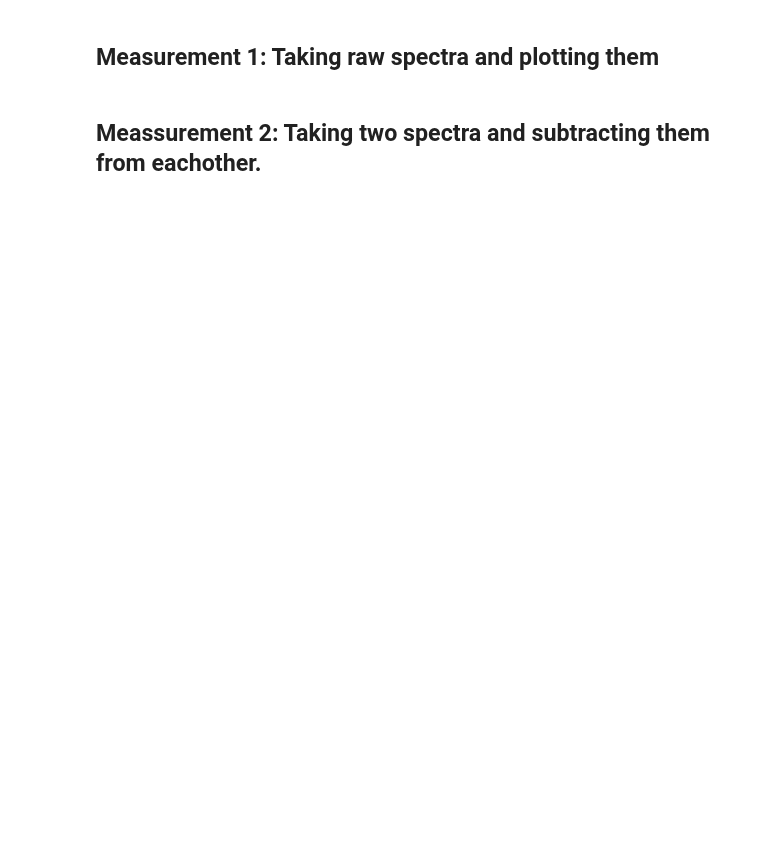
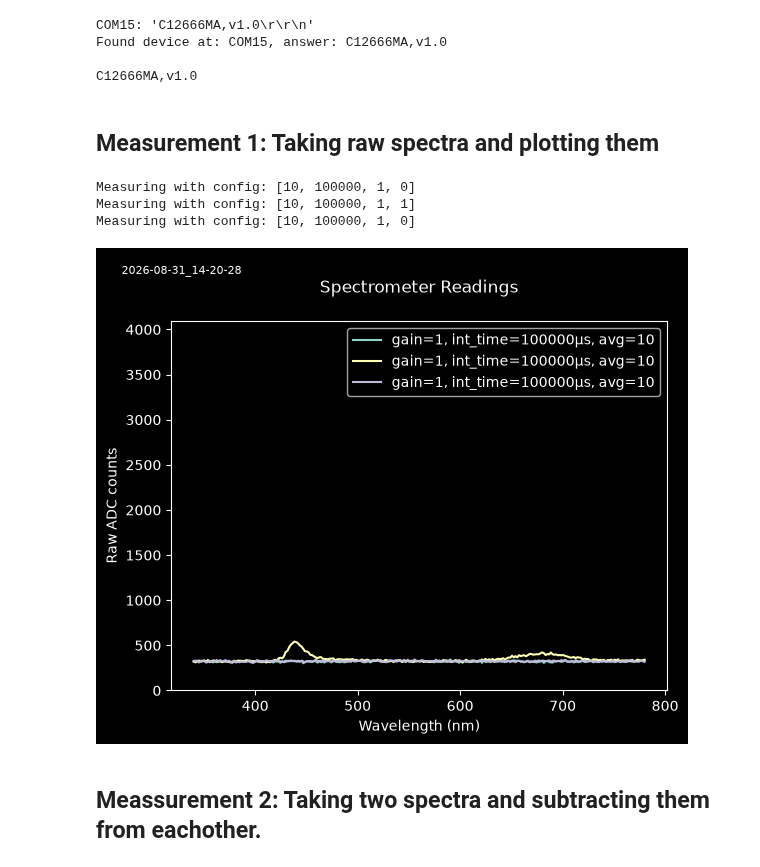
Before and after one commit to Jan-IngenHousz-Institute/spectrometer-C12666MA, a Jupyter notebook: C12666MA Compact.ipynb, the cells around one changed output. Saved outputs shown, nothing was run; the diff lists cells and outputs as text; code cells hidden in the pictures; blank space fills up the shorter version.

```diff
--- a/C12666MA Compact.ipynb
+++ b/C12666MA Compact.ipynb
@@ -120,4 +120,25 @@ def send_read_command(port, string, required_string=None, baudrate=115200, timeo
             if required_string and required_string in line:
                 break
     return lines
+# %%
+# Find the port of the device, send a command, and confirm that the port is responding
+
+PORT = findDevice(question="hello\r\n", answer="C12666MA,v1.0", timeout=5)
+if not PORT:
+    raise RuntimeError("Device not found on any port")# Replace with the appropriate serial port for your device
+
+ser = serial.Serial(PORT, baudrate=115200, timeout=5)
+time.sleep(2)  # Wait for the serial connection to initialize
+ser.reset_input_buffer()
+
+ser.write(b"hello\n")
+message = ser.readline()
+print(message.decode().strip())
+time.sleep(1)
+ser.close()
+# %% [output]
+COM15: 'C12666MA,v1.0\r\r\n'
+Found device at: COM15, answer: C12666MA,v1.0
+
+C12666MA,v1.0
 # %%
@@ -227,9 +250,9 @@ def measure_spec(port=PORT, avg=15, integration_time=100000, gain=1, led=0):
 #specify all configs for the plot [avg (max 63), integration time (µs, min 1280), gain (0 or 1, low or high), LED on/off (1 or 0)].
 
 configs = [
-    [10, 50000, 1, 0],
     [10, 100000, 1, 0],
-    [10, 200000, 1, 0],
+    [10, 100000, 1, 1],
+    [10, 100000, 1, 0],
 ]
 
 n_pixels = 256
@@ -242,33 +265,38 @@ for config in configs:
     read = measure_spec_raw(PORT, *config).split(",")
     results.append(read)
 
 data = pd.DataFrame(results, columns=columns)
 
 # Numeric columns come in as strings from the split - convert them.
 numeric_cols = ["avg", "integration_time", "gain"] + [f"pixel{i}" for i in range(n_pixels)]
 data[numeric_cols] = data[numeric_cols].astype(int)
 
 first_timestamp = data.loc[0, "timestamp"]
 safe_timestamp = first_timestamp.replace(":", "-").replace(" ", "_")
 data.to_csv(os.path.join("data", f"spec {safe_timestamp}_data.csv"), index=False)
 
 # --- Plotting: use ONLY the pixel columns ---
 pixel_cols = [c for c in data.columns if c.startswith("pixel")]
 x = np.linspace(340, 780, len(pixel_cols))
 
 for i in range(len(data)):
     y = data.loc[i, pixel_cols]
     avg, int_time, gain = data.loc[i, 'avg'], data.loc[i, 'integration_time'], data.loc[i, 'gain']
     label = f"gain={gain}, int_time={int_time}µs, avg={avg}"
     plt.plot(x, y, label=label)
 
 plt.legend()
 plt.text(-0.1, 1.15, f"{safe_timestamp}", size=8, ha="left", va="top", transform=plt.gca().transAxes)
 plt.ylim(0, 4095)  # we have a signed 13-bit ADC. Voltage will not be negative, so functionally 12 bits
 plt.xlabel("Wavelength (nm)")
 plt.ylabel("Raw ADC counts")
 plt.title("\n" + "Spectrometer Readings\n")
 plt.show()
+# %% [output]
+Measuring with config: [10, 100000, 1, 0]
+Measuring with config: [10, 100000, 1, 1]
+Measuring with config: [10, 100000, 1, 0]
+[figure, added]
 # %% [markdown]
 ## Meassurement 2: Taking two spectra and subtracting them from eachother. ##
 # %%
```
Also changed, not shown: parts of 2 cells of this notebook, 16 other files.
